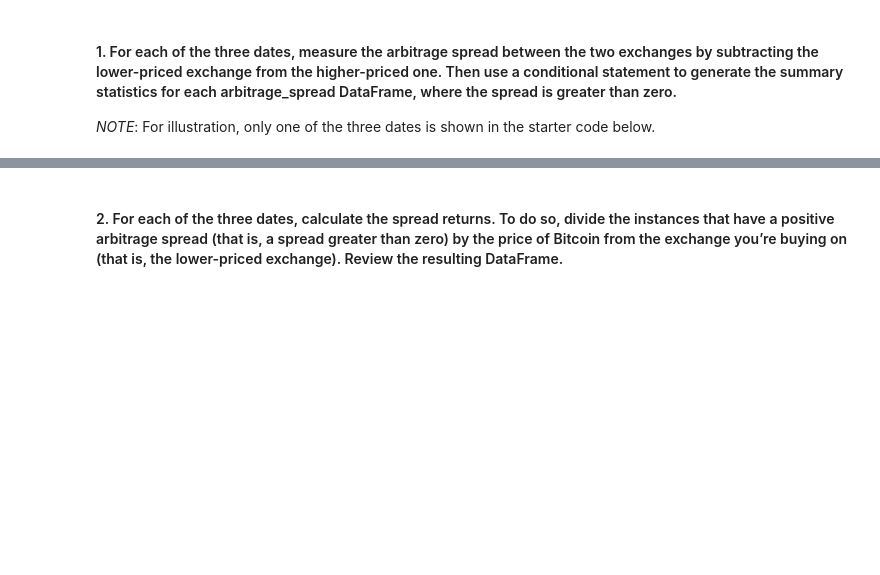
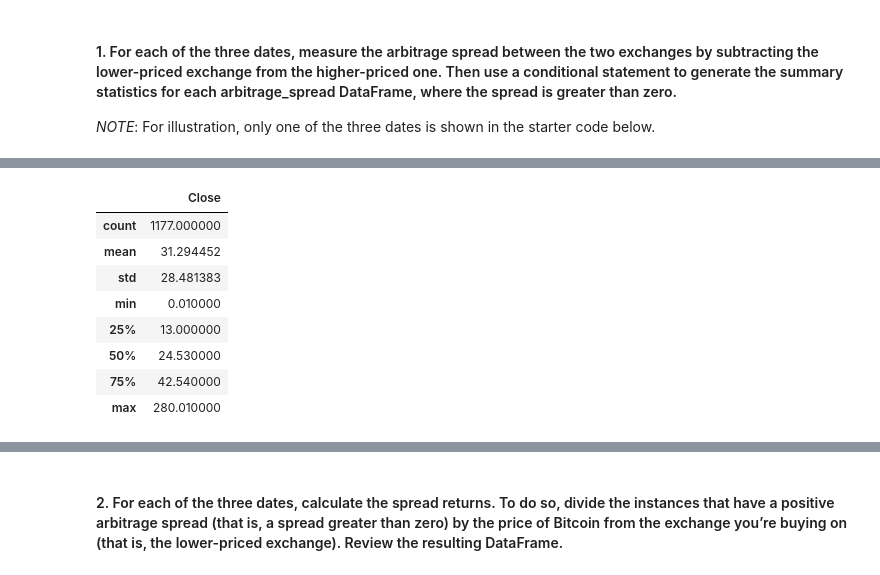
Before and after one commit to jasonbucks/Module_3, a Jupyter notebook: crypto_arbitrage.ipynb, the cells around one changed output, grey strips where cells are left out. Saved outputs shown, nothing was run; the diff lists cells and outputs as text; code cells hidden in the pictures; blank space fills up the shorter version.

```diff
--- a/crypto_arbitrage.ipynb
+++ b/crypto_arbitrage.ipynb
@@ -515,0 +530,19 @@ arbitrage_spread_early = # YOUR CODE HERE
+# %%
+# For the date in the middle of the dataset, measure the arbitrage spread between the two exchanges
+# by subtracting the lower-priced exchange from the higher-priced one
+
+arbitrage_spread_middle = bitstamp_sliced.loc['2018-02-06'] - coinbase_sliced.loc['2018-02-06']
+
+# Use a conditional statement to generate the summary statistics for each arbitrage_spread DataFrame
+arbitrage_spread_middle = arbitrage_spread_middle[arbitrage_spread_middle > 0]
+arbitrage_spread_middle.describe()
+# %% [output]
+|  | Close |
+| count | 1177.000000 |
+| mean | 31.294452 |
+| std | 28.481383 |
+| min | 0.010000 |
+| 25% | 13.000000 |
+| 50% | 24.530000 |
+| 75% | 42.540000 |
+| max | 280.010000 |
```
Also changed, not shown: parts of 34 cells of this notebook.
